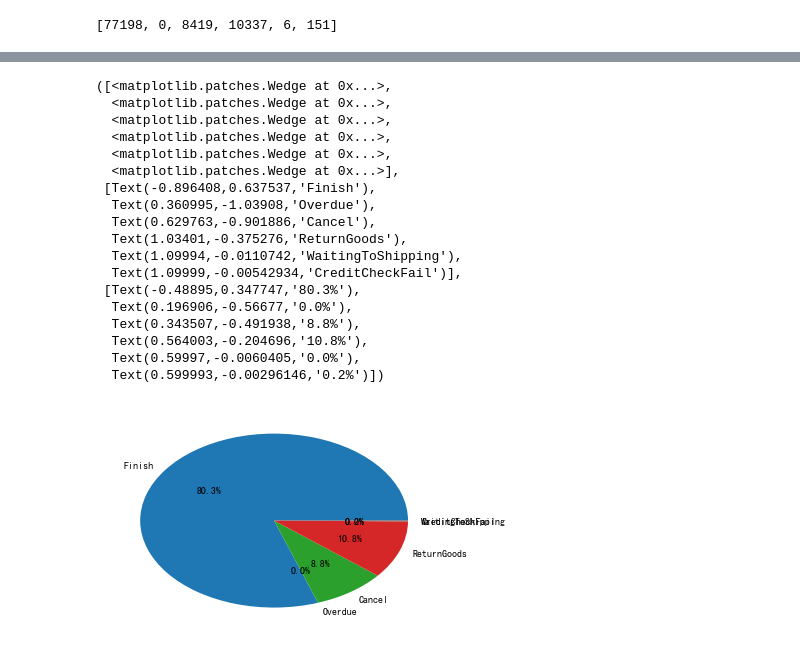
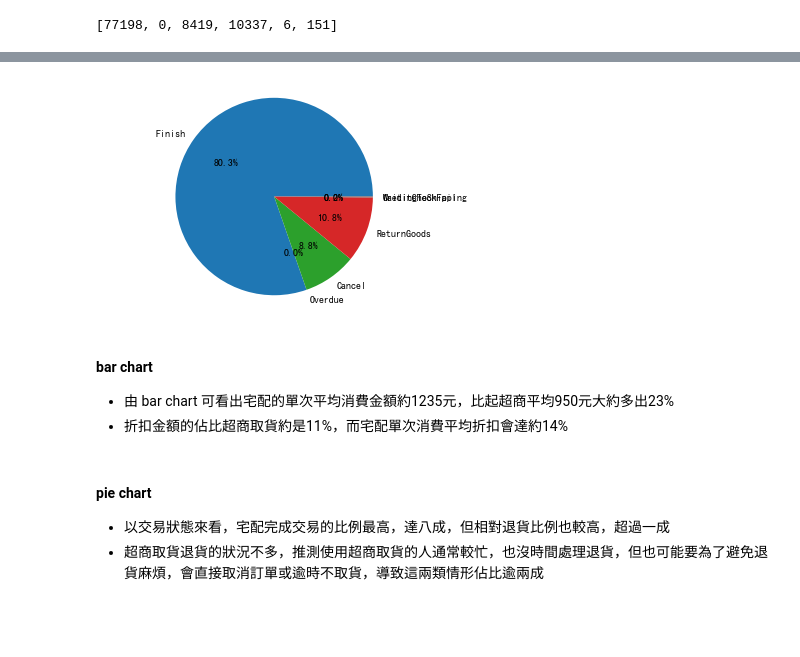
Before and after one commit to hsiehkl/NTU-CSX-Project, a Jupyter notebook: week_3/week3_HW.ipynb, the cells around one changed output, grey strips where cells are left out. Drawn from its saved outputs; the diff is of its cells as text; code cells hidden in the pictures; blank space fills up the shorter version.

```diff
--- a/week_3/week3_HW.ipynb
+++ b/week_3/week3_HW.ipynb
@@ -226,22 +207,14 @@ plt.pie(family_size , labels = pie_lables, autopct='%1.1f%%')
 # %%
 plt.pie(home_size , labels = pie_lables, autopct='%1.1f%%')
+plt.axis('equal')
+plt.show()
 # %% [output]
-([<matplotlib.patches.Wedge at 0x...>,
-  <matplotlib.patches.Wedge at 0x...>,
-  <matplotlib.patches.Wedge at 0x...>,
-  <matplotlib.patches.Wedge at 0x...>,
-  <matplotlib.patches.Wedge at 0x...>,
-  <matplotlib.patches.Wedge at 0x...>],
- [Text(-0.896408,0.637537,'Finish'),
-  Text(0.360995,-1.03908,'Overdue'),
-  Text(0.629763,-0.901886,'Cancel'),
-  Text(1.03401,-0.375276,'ReturnGoods'),
-  Text(1.09994,-0.0110742,'WaitingToShipping'),
-  Text(1.09999,-0.00542934,'CreditCheckFail')],
- [Text(-0.48895,0.347747,'80.3%'),
-  Text(0.196906,-0.56677,'0.0%'),
-  Text(0.343507,-0.491938,'8.8%'),
-  Text(0.564003,-0.204696,'10.8%'),
-  Text(0.59997,-0.0060405,'0.0%'),
-  Text(0.599993,-0.00296146,'0.2%')])
-[figure, old version]
+[figure, new version]
+# %% [markdown]
+#### bar chart
+* 由 bar chart 可看出宅配的單次平均消費金額約1235元，比起超商平均950元大約多出23%
+* 折扣金額的佔比超商取貨約是11%，而宅配單次消費平均折扣會達約14%
+# %% [markdown]
+#### pie chart
+* 以交易狀態來看，宅配完成交易的比例最高，達八成，但相對退貨比例也較高，超過一成
+* 超商取貨退貨的狀況不多，推測使用超商取貨的人通常較忙，也沒時間處理退貨，但也可能要為了避免退貨麻煩，會直接取消訂單或逾時不取貨，導致這兩類情形佔比逾兩成
```
Also changed, not shown: parts of 9 cells of this notebook.
